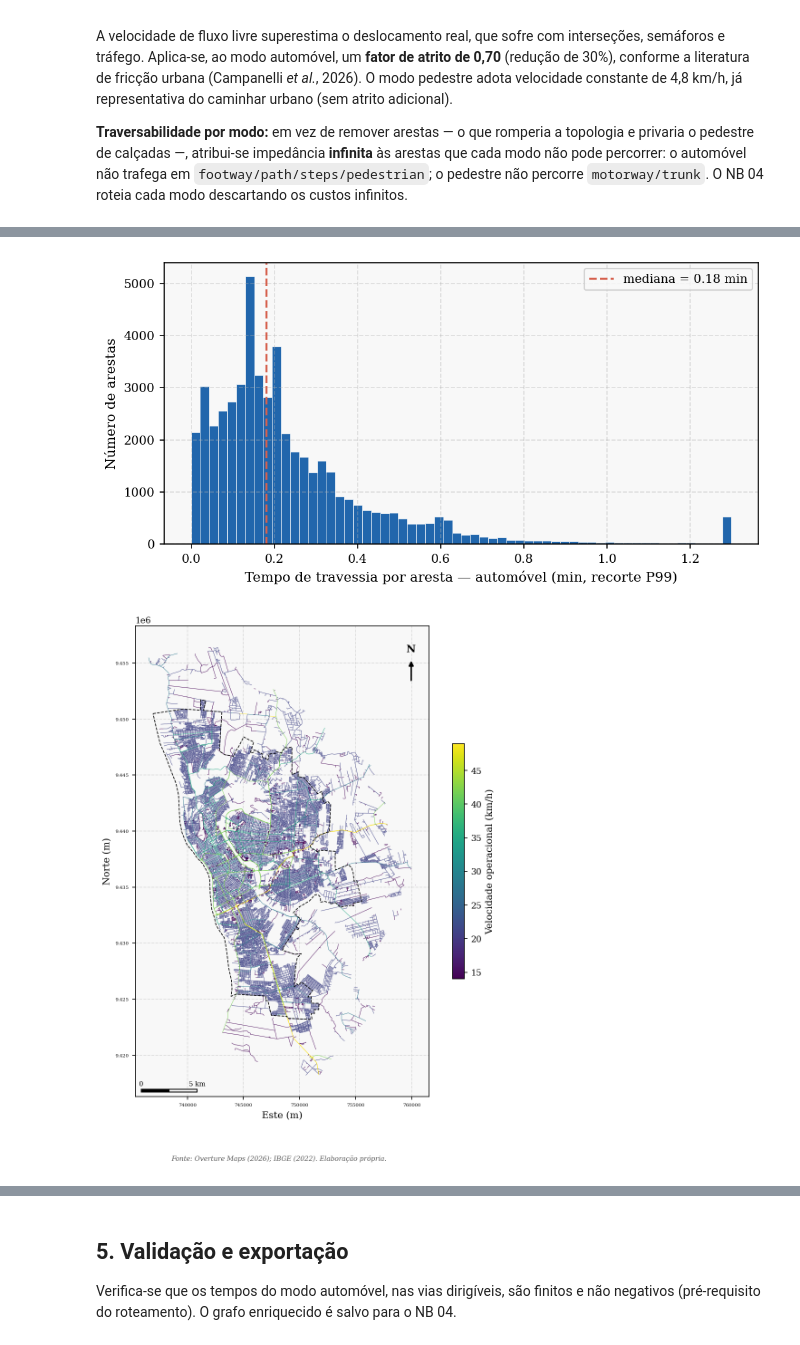
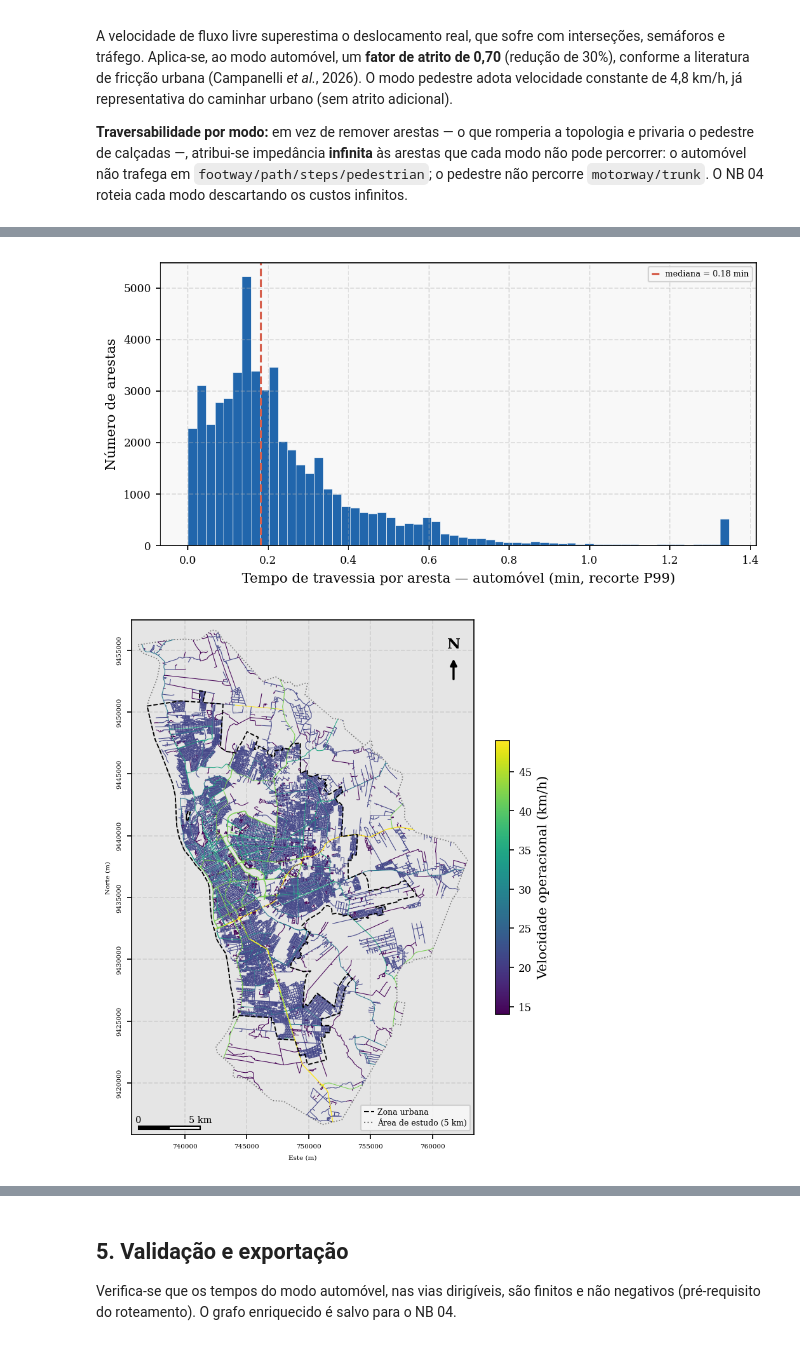
Before and after one commit to felipedantas-pi/ae2sfca-ubs, a Jupyter notebook: notebooks/03.1_Calculo_Impedancias.ipynb, the cells around one changed output, grey strips where cells are left out. Drawn from its saved outputs; the diff is of its cells as text; code cells hidden in the pictures.

```diff
--- a/notebooks/03.1_Calculo_Impedancias.ipynb
+++ b/notebooks/03.1_Calculo_Impedancias.ipynb
@@ -36,16 +36,18 @@ import numpy as np
 import pandas as pd
 import geopandas as gpd
 import matplotlib.pyplot as plt
+from matplotlib.lines import Line2D
 
 from mapeprof.config import (INT_GRAFO, INT_IMPEDANCIAS, EXT_IBGE,
-                             FIGURAS, CRS_METRICO, criar_diretorios)
-from mapeprof.viz import aplicar_estilo, barra_escala, seta_norte, moldura_mapa
+                             FIGURAS, TABELAS, CRS_METRICO, criar_diretorios)
+from mapeprof.viz import (aplicar_estilo, barra_escala, seta_norte, moldura_mapa,
+                          formatar_eixos_mapa, ajustar_zoom_camada)
 
 aplicar_estilo()
 warnings.filterwarnings("ignore")
 criar_diretorios()
-FIGURAS_NB = FIGURAS / "nb031"
-FIGURAS_NB.mkdir(parents=True, exist_ok=True)
+FIGURAS_NB = FIGURAS / "nb031"; FIGURAS_NB.mkdir(parents=True, exist_ok=True)
+TABELAS_NB = TABELAS / "nb031"; TABELAS_NB.mkdir(parents=True, exist_ok=True)
 
 print("✅ Setup concluído.")
 # %% [output]
@@ -60,5 +62,6 @@ imputada pela GNN (coluna `class_imputada`), que define a velocidade de cada via
 # ── 2. CARGA DA MALHA CLASSIFICADA (NB 02.2) ────────────────────────────────
 gdf = gpd.read_parquet(INT_GRAFO / "zonaUrbana_5km_road_imputed.parquet")
 zona_urbana = gpd.read_parquet(EXT_IBGE / "teresina_zonaUrbana_utm.parquet").to_crs(CRS_METRICO)
+area_estudo = gpd.read_parquet(EXT_IBGE / "teresina_zonaUrbana_buffer5kClip_utm.parquet").to_crs(CRS_METRICO)
 print(f"🔄 {len(gdf):,} arestas carregadas.")
 # %% [output]
@@ -159,23 +163,27 @@ ax.axvline(tc.median(), ls="--", color="#D6604D", label=f"mediana = {tc.median()
 ax.set_xlabel("Tempo de travessia por aresta — automóvel (min, recorte P99)")
 ax.set_ylabel("Número de arestas"); ax.legend()
 plt.tight_layout()
-plt.savefig(FIGURAS_NB / "nb031_fig02_hist_tempo_carro.png", bbox_inches="tight")
+fig.savefig(FIGURAS_NB / "nb031_fig02_hist_tempo_carro.png", dpi=300, bbox_inches="tight")
 plt.show()
 # %% [output]
-[figure, old version]
+[figure, new version]
 # %%
 # ── Fig. 03 — Mapa da velocidade operacional (automóvel) ────────────────────
-fig, ax = plt.subplots(figsize=(9, 9))
-gdf[drivivel].plot(ax=ax, column="vel_carro", cmap="viridis", linewidth=0.4,
-                   legend=True, legend_kwds={"shrink": 0.5,
-                   "label": "Velocidade operacional (km/h)"})
-zona_urbana.boundary.plot(ax=ax, color="black", linestyle="--", linewidth=0.8)
-moldura_mapa(ax, "", "Overture Maps (2026); IBGE (2022). Elaboração própria.")
+fig, ax = plt.subplots(figsize=(5.8, 8.3)); ax.set_facecolor("#E5E5E5")
+area_estudo.boundary.plot(ax=ax, color="#777777", ls=":", lw=0.8, zorder=1)
+gdf[drivivel].plot(ax=ax, column="vel_carro", cmap="viridis", linewidth=0.5, zorder=2,
+                   legend=True, legend_kwds={"shrink": 0.45, "label": "Velocidade operacional (km/h)"})
+zona_urbana.boundary.plot(ax=ax, color="black", ls="--", lw=0.9, zorder=3)
+ax.legend(handles=[Line2D([], [], color="black", ls="--", lw=1, label="Zona urbana"),
+                   Line2D([], [], color="#777777", ls=":", lw=1, label="Área de estudo (5 km)")],
+          loc="lower right", fontsize=6, labelspacing=0.25, framealpha=0.85)
+ajustar_zoom_camada(ax, area_estudo, margem=0.02)
+formatar_eixos_mapa(ax, fontsize=5)
 barra_escala(ax); seta_norte(ax)
-plt.savefig(FIGURAS_NB / "nb031_fig03_mapa_velocidade.png", bbox_inches="tight")
+fig.savefig(FIGURAS_NB / "nb031_fig03_mapa_velocidade.png", dpi=300, bbox_inches="tight")
 plt.show()
 # %% [output]
-[figure, old version]
+[figure, new version]
 # %%
 # ── Fig. 04 — Tempo médio por aresta: automóvel vs. pedestre ────────────────
 classes_show = ["primary", "secondary", "tertiary", "residential", "living_street", "track"]
```
Also changed, not shown: parts of 5 cells of this notebook, 7 other files.
